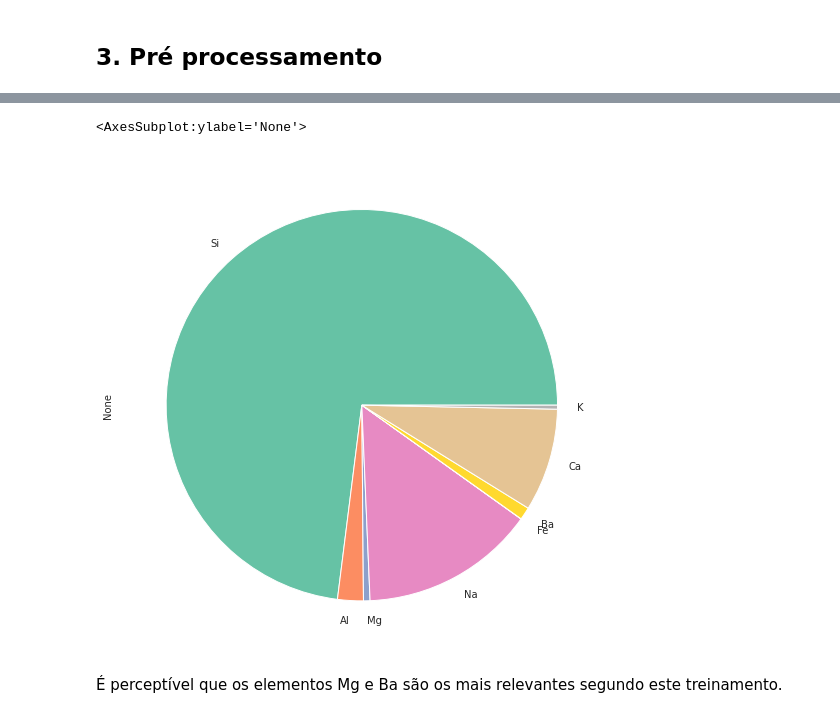
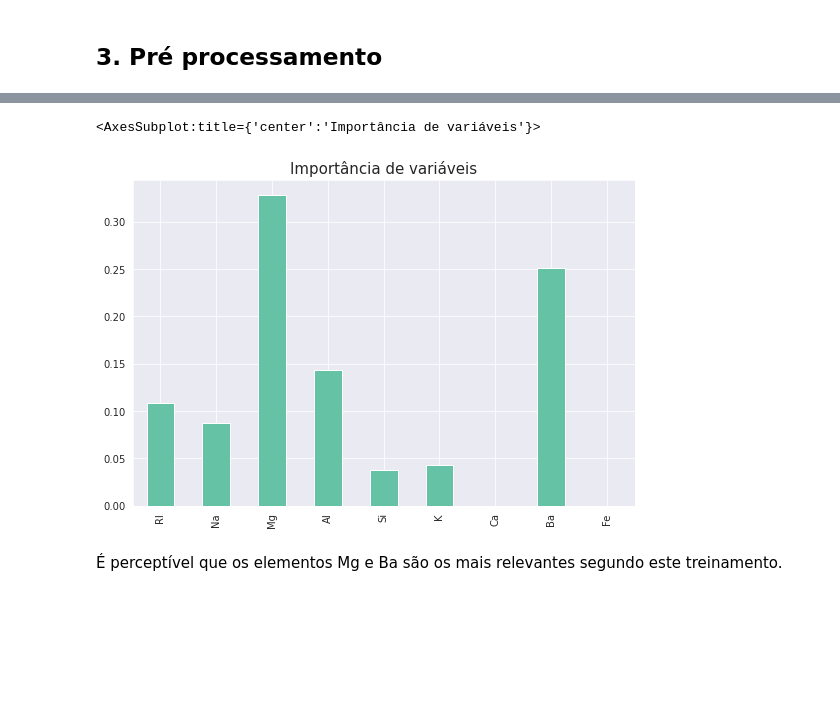
Before and after one commit to davi-santos/Glass-Classification, a Jupyter notebook: Data Analysis.ipynb, the cells around one changed output, grey strips where cells are left out. Cells and saved outputs as stored; diff of their text form; code cells hidden in the pictures; blank space fills up the shorter version.

```diff
--- a/Data Analysis.ipynb
+++ b/Data Analysis.ipynb
@@ -203,10 +193,13 @@ sns.scatterplot(data=df, x='Ba', y='RI', hue='Type', palette='Set2')
-# %%
-sns.set_palette('Set2')
-plt.figure(figsize=(9,9))
-df[df['Type'] == 7]['Si Al Mg Na Fe Ba Ca K'.split()].mean().plot.pie()
-# %% [output]
-<AxesSubplot:ylabel='None'>
-[figure, removed]
+# %%
+dt = classifiers[2]
+df_decisionTree = pd.Series(dt.feature_importances_, index=df.columns.values[0:-1])
+
+plt.figure(figsize=(9,6))
+plt.title('Importância de variáveis', fontsize=15)
+df_decisionTree.plot(kind='bar')
+# %% [output]
+<AxesSubplot:title={'center':'Importância de variáveis'}>
+[figure, added]
 # %% [markdown]
 É perceptível que os elementos Mg e Ba são os mais relevantes segundo este treinamento.
 # %%
```
Also changed, not shown: parts of 24 cells of this notebook.
